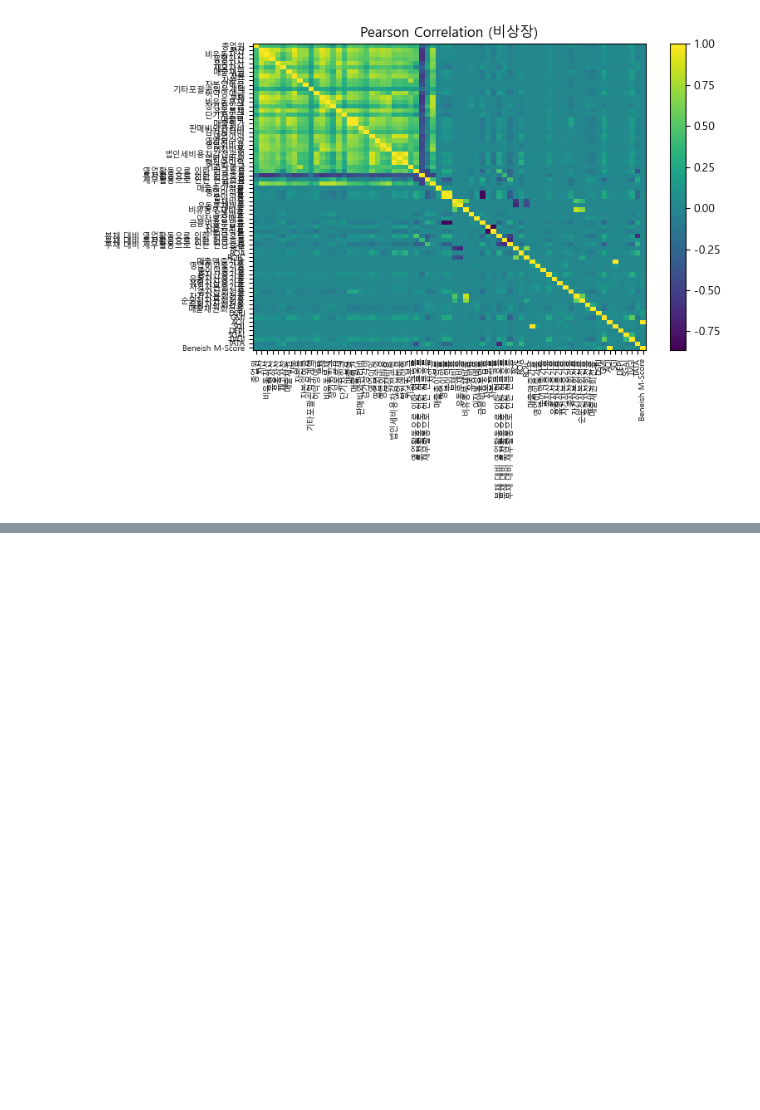
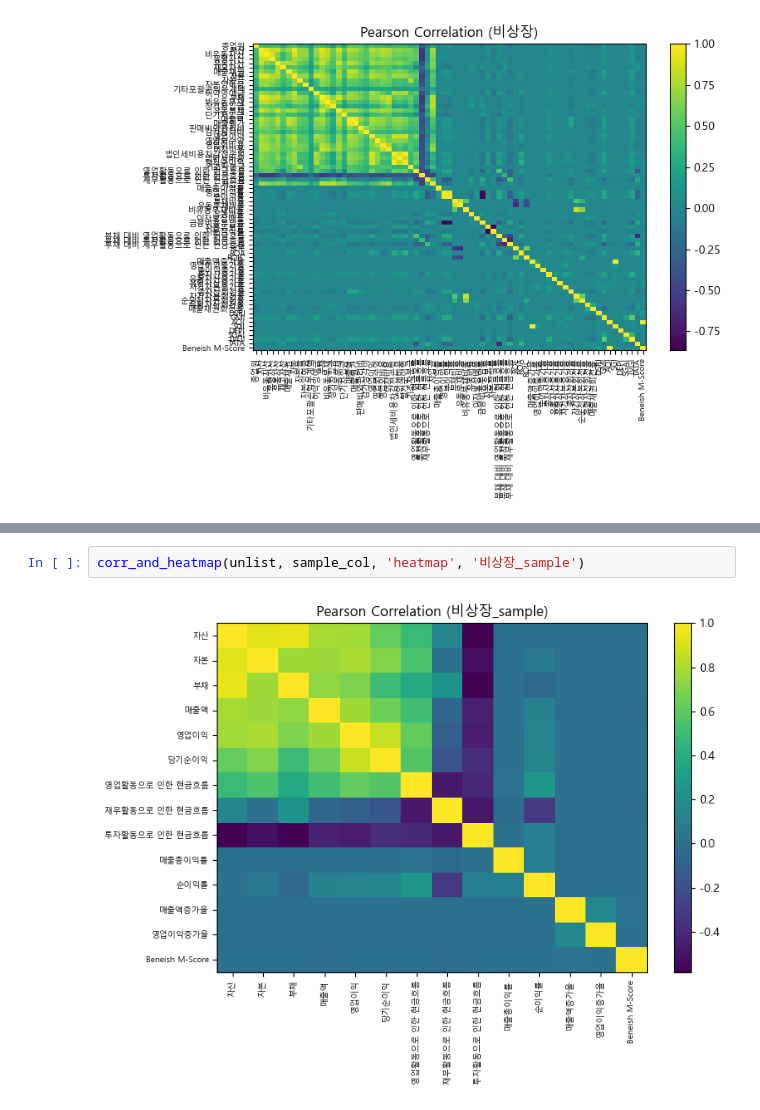
Before and after one commit to astrepluie/mysite, a Jupyter notebook: project2/EDA.ipynb, the cells around one changed output, grey strips where cells are left out. Cells and saved outputs as stored; diff of their text form; blank space fills up the shorter version.

```diff
--- a/project2/EDA.ipynb
+++ b/project2/EDA.ipynb
@@ -64,0 +70,4 @@ corr_and_heatmap(unlist,unlist.drop(drop_cols, axis=1).columns, 'heatmap', 'ALL'
+# %%
+corr_and_heatmap(unlist, sample_col, 'heatmap', '비상장_sample')
+# %% [output]
+[figure, added]
```
Also changed, not shown: parts of 12 cells of this notebook, 7 other files.
